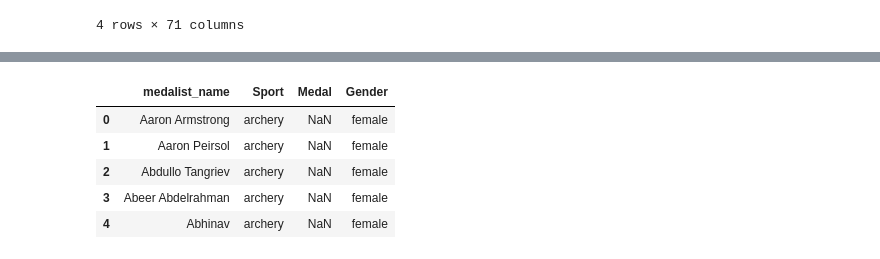
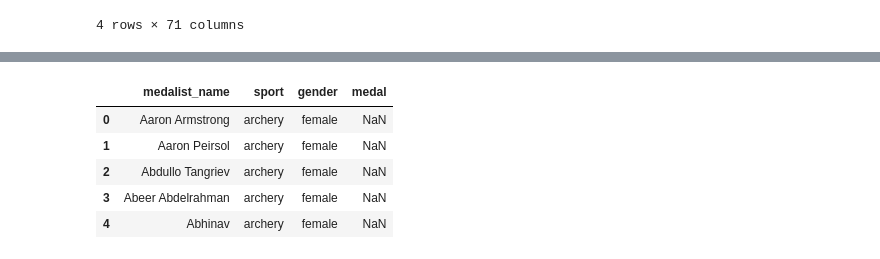
Before and after one commit to jsmall16/Small-Python-Portfolio, a Jupyter notebook: TidyData-Project/2008_olympic_medals.ipynb, the cells around one changed output, grey strips where cells are left out. Drawn from its saved outputs; the diff is of its cells as text; code cells hidden in the pictures.

```diff
--- a/TidyData-Project/2008_olympic_medals.ipynb
+++ b/TidyData-Project/2008_olympic_medals.ipynb
@@ -37,8 +63,8 @@ olympics.describe()
 olympics_melted = pd.melt(olympics,
         id_vars = "medalist_name", # keeping names the same
         value_vars = olympics.columns.difference(["medalist_name"]), # pivoting everything except first column
-        var_name = "Sport", # name of new columns
-        value_name = "Medal") # where the values go
+        var_name = "sport", # name of new columns
+        value_name = "medal") # where the values go
 
 olympics_melted.head()
 # %% [output]
@@ -51,11 +84,14 @@ olympics_melted.head()
 # %%
-olympics_melted[["Gender","Sport"]] = olympics_melted['Sport'].str.split("_", expand=True)
+olympics_melted[["gender","sport"]] = olympics_melted['sport'].str.split("_", expand=True)
+
+# Reordering the dataset so the order makes more sense
+olympics_melted = olympics_melted[['medalist_name', 'sport', 'gender', 'medal']]
 
 olympics_melted.head()
 # %% [output]
-|  | medalist_name | Sport | Medal | Gender |
-| 0 | Aaron Armstrong | archery | NaN | female |
-| 1 | Aaron Peirsol | archery | NaN | female |
-| 2 | Abdullo Tangriev | archery | NaN | female |
-| 3 | Abeer Abdelrahman | archery | NaN | female |
-| 4 | Abhinav | archery | NaN | female |
+|  | medalist_name | sport | gender | medal |
+| 0 | Aaron Armstrong | archery | female | NaN |
+| 1 | Aaron Peirsol | archery | female | NaN |
+| 2 | Abdullo Tangriev | archery | female | NaN |
+| 3 | Abeer Abdelrahman | archery | female | NaN |
+| 4 | Abhinav | archery | female | NaN |
```
Also changed, not shown: parts of 39 cells of this notebook, 3 other files.
